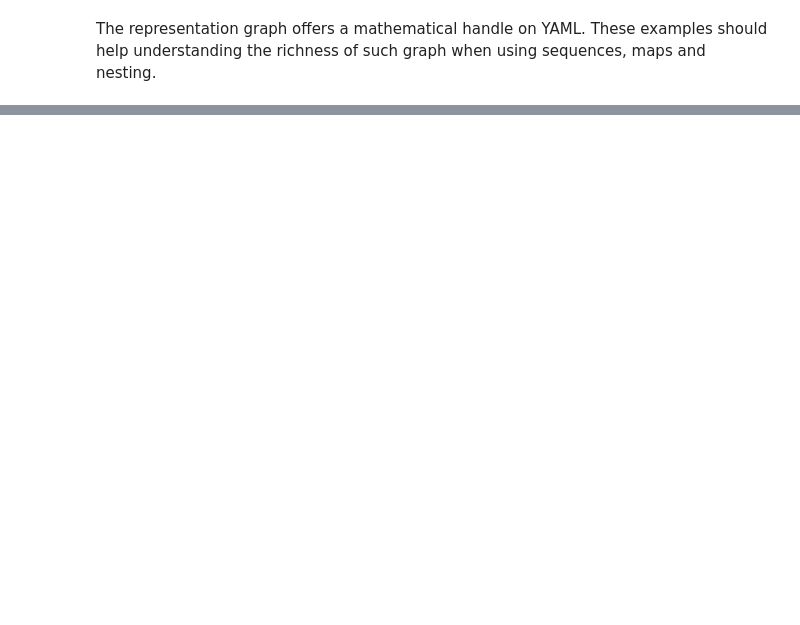
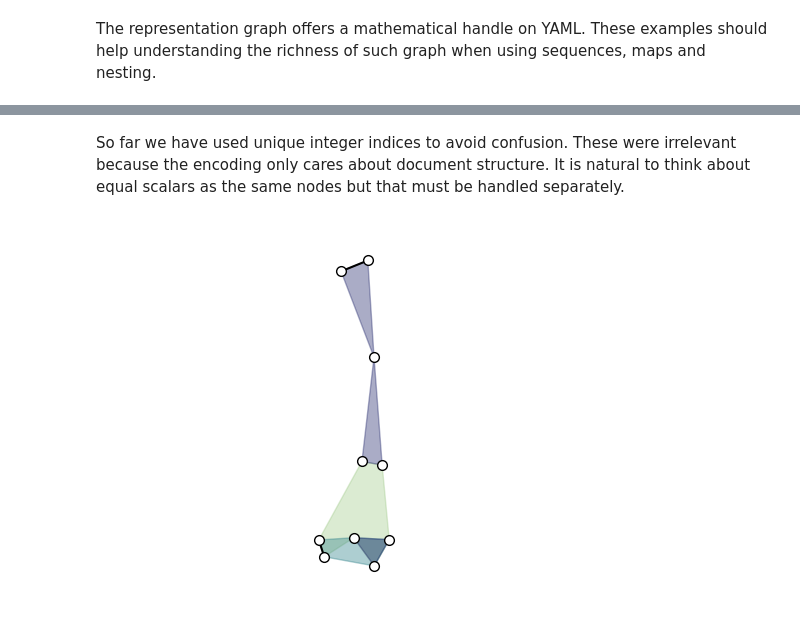
Before and after one commit to colltoaction/nx_yaml, a Jupyter notebook: xgi.ipynb, the cells around one changed output, grey strips where cells are left out. Saved outputs shown, nothing was run; the diff lists cells and outputs as text; code cells hidden in the pictures; blank space fills up the shorter version.

```diff
--- a/xgi.ipynb
+++ b/xgi.ipynb
@@ -51,0 +51,12 @@ draw("[{1, 2}, 3, 4, {5, 6}]")
+# %% [markdown]
+So far we have used unique integer indices to avoid confusion. These were irrelevant because the encoding only cares about document structure. It is natural to think about equal scalars as the same nodes but that must be handled separately.
+# %%
+# nesting, lists, maps, sets with a single element.
+draw("""
+- {~, ~}:
+    ? {~, ~}
+    ? {~, ~, ~}
+- ~: {~, ~}
+""")
+# %% [output]
+[figure, added]
```
Also changed, not shown: parts of 6 cells of this notebook, 1 other file.
